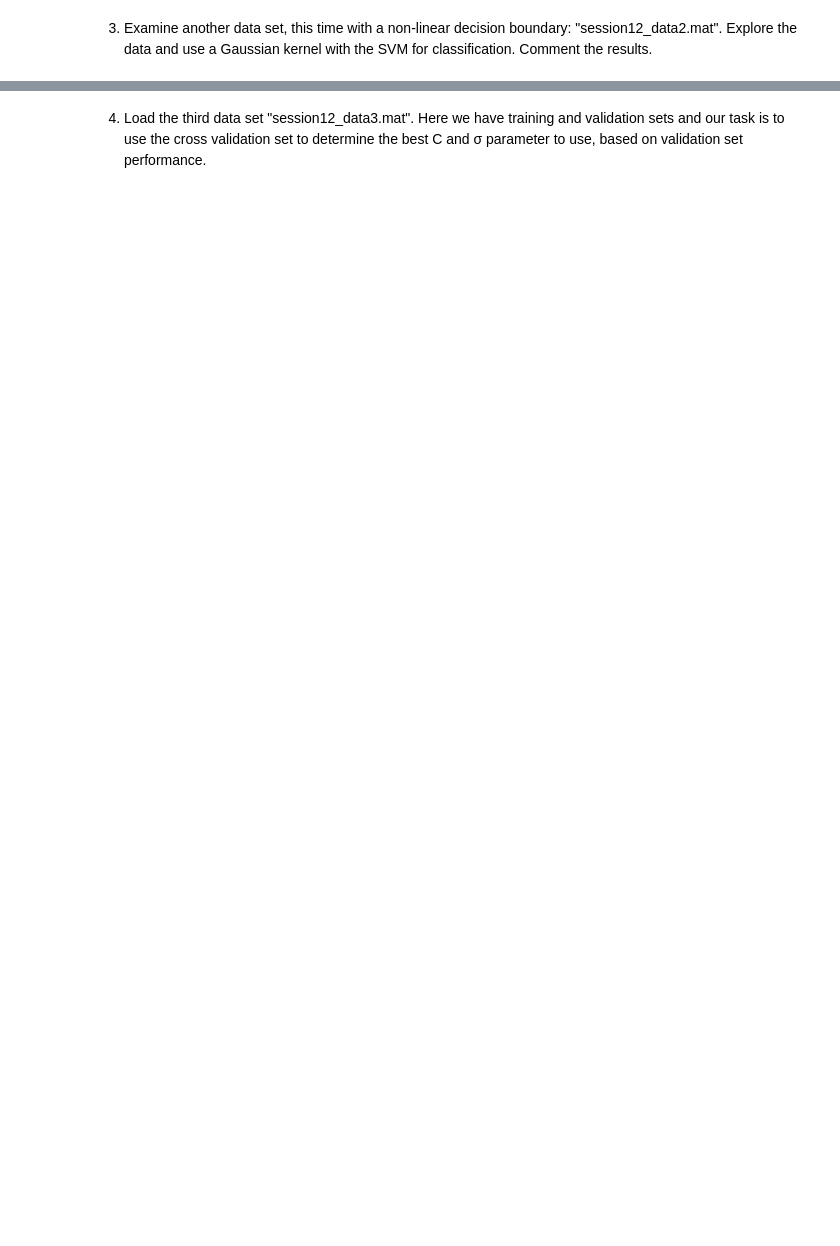
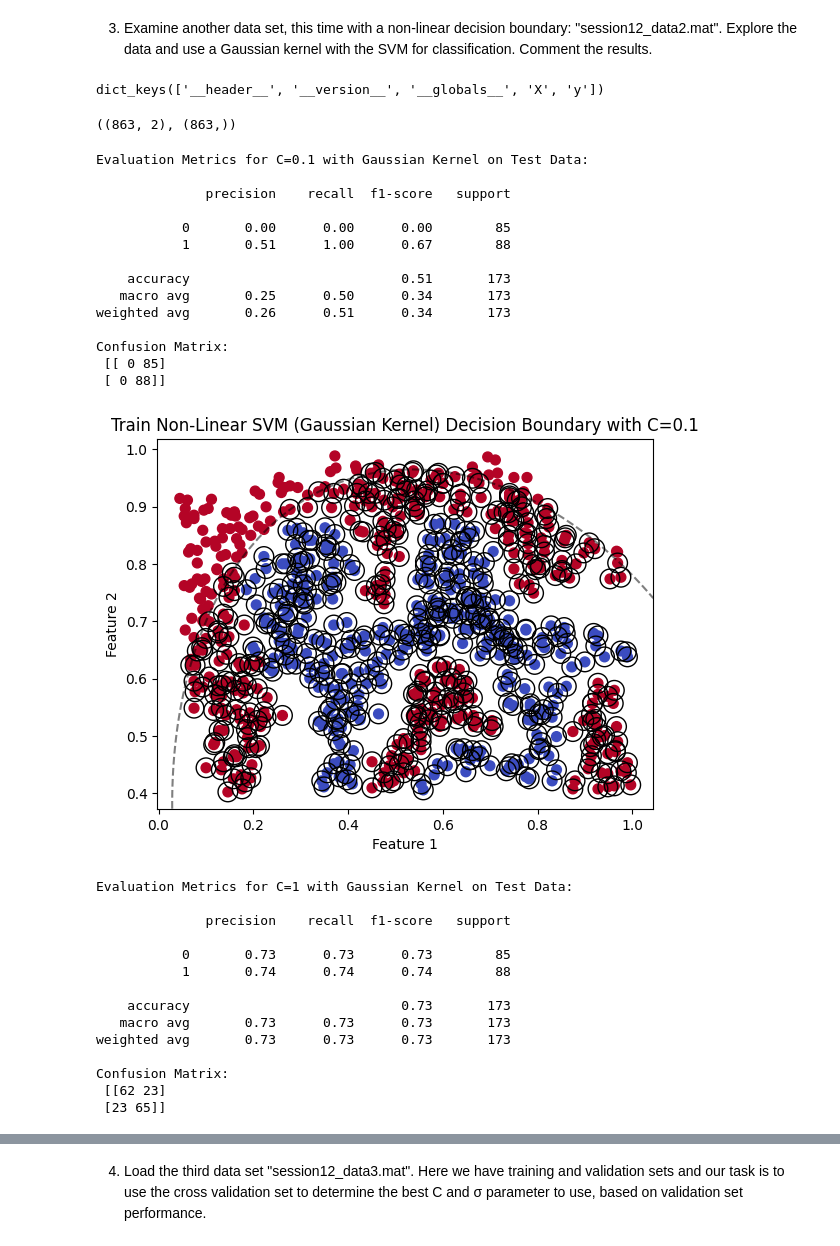
Before and after one commit to gabrieldeolaguibel/ML-Projects, a Jupyter notebook: assignments/practical_session4/session_12-SVMs.ipynb, the cells around one changed output, grey strips where cells are left out. Cells and saved outputs as stored; diff of their text form; code cells hidden in the pictures; blank space fills up the shorter version.

```diff
--- a/assignments/practical_session4/session_12-SVMs.ipynb
+++ b/assignments/practical_session4/session_12-SVMs.ipynb
@@ -139,2 +242,56 @@ The evaluation metrics suggest that as \(C\) increases, the model's ability to c
 # %% [markdown]
 3) Examine another data set, this time with a non-linear decision boundary: "session12_data2.mat". Explore the data and use a Gaussian kernel with the SVM for classification. Comment the results.
+# %%
+# loading the new dataset
+data2 = sio.loadmat('session_12_data2.mat')
+
+# Explore the data structure
+data2.keys()
+# %% [output]
+dict_keys(['__header__', '__version__', '__globals__', 'X', 'y'])
+# %%
+# Load features and labels from the new dataset
+X2 = data2['X']
+y2 = data2['y'].ravel()  # Flatten the label array for compatibility with scikit-learn
+
+# Check the shapes of the features and labels
+X2.shape, y2.shape
+# %% [output]
+((863, 2), (863,))
+# %%
+# Split the new dataset into training and testing sets 80-20
+X2_train, X2_test, y2_train, y2_test = train_test_split(X2, y2, test_size=0.2, random_state=42)
+
+# Resuing the function from before and on all C values
+for C in C_values:
+    svm_nonlinear_kernel(X2_train, y2_train, X2_test, y2_test, C, kernel='rbf')
+# %% [output]
+Evaluation Metrics for C=0.1 with Gaussian Kernel on Test Data:
+
+              precision    recall  f1-score   support
+
+           0       0.00      0.00      0.00        85
+           1       0.51      1.00      0.67        88
+
+    accuracy                           0.51       173
+   macro avg       0.25      0.50      0.34       173
+weighted avg       0.26      0.51      0.34       173
+
+Confusion Matrix:
+ [[ 0 85]
+ [ 0 88]]
+[figure, added]
+Evaluation Metrics for C=1 with Gaussian Kernel on Test Data:
+
+              precision    recall  f1-score   support
+
+           0       0.73      0.73      0.73        85
+           1       0.74      0.74      0.74        88
+
+    accuracy                           0.73       173
+   macro avg       0.73      0.73      0.73       173
+weighted avg       0.73      0.73      0.73       173
+
+Confusion Matrix:
+ [[62 23]
+ [23 65]]
```
Also changed, not shown: parts of 15 cells of this notebook, 4 other files.
